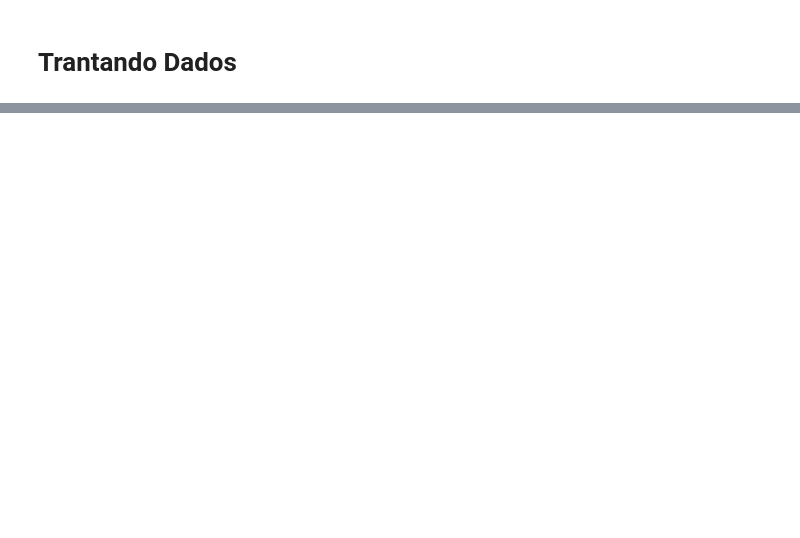
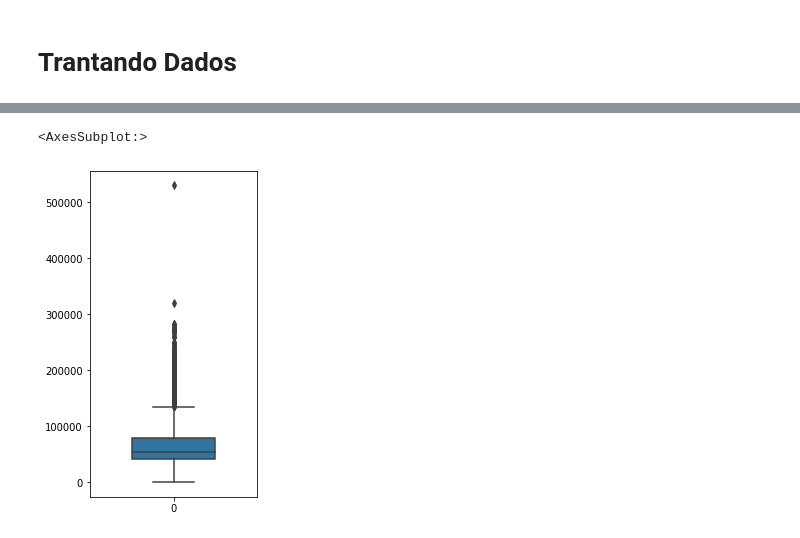
Before and after one commit to dornelles08/TCC, a Jupyter notebook: Testes/Trantando Dados.ipynb, the cells around one changed output, grey strips where cells are left out. Cells and saved outputs as stored; diff of their text form; code cells hidden in the pictures; blank space fills up the shorter version.

```diff
--- a/Testes/Trantando Dados.ipynb
+++ b/Testes/Trantando Dados.ipynb
@@ -7,5 +7,5 @@ import pandas as pd
 import matplotlib.pyplot as plt
 %matplotlib inline
 # %%
-dataset = pd.read_csv('dados/carros.csv')
+dataset = pd.read_csv('dados/se_completo.csv')
 dataset.head()
@@ -12,3 +21,9 @@ dataset.head()
+# %%
+plt.figure(figsize=(3,6))
+sns.boxplot(data=dataset['valor'], width=0.5)
+# %% [output]
+<AxesSubplot:>
+[figure, added]
 # %%
 modelos = dataset.groupby('modelo')['valor']
 q1 = modelos.quantile(.25)
```
Also changed, not shown: parts of 9 cells of this notebook, 11 other files.
